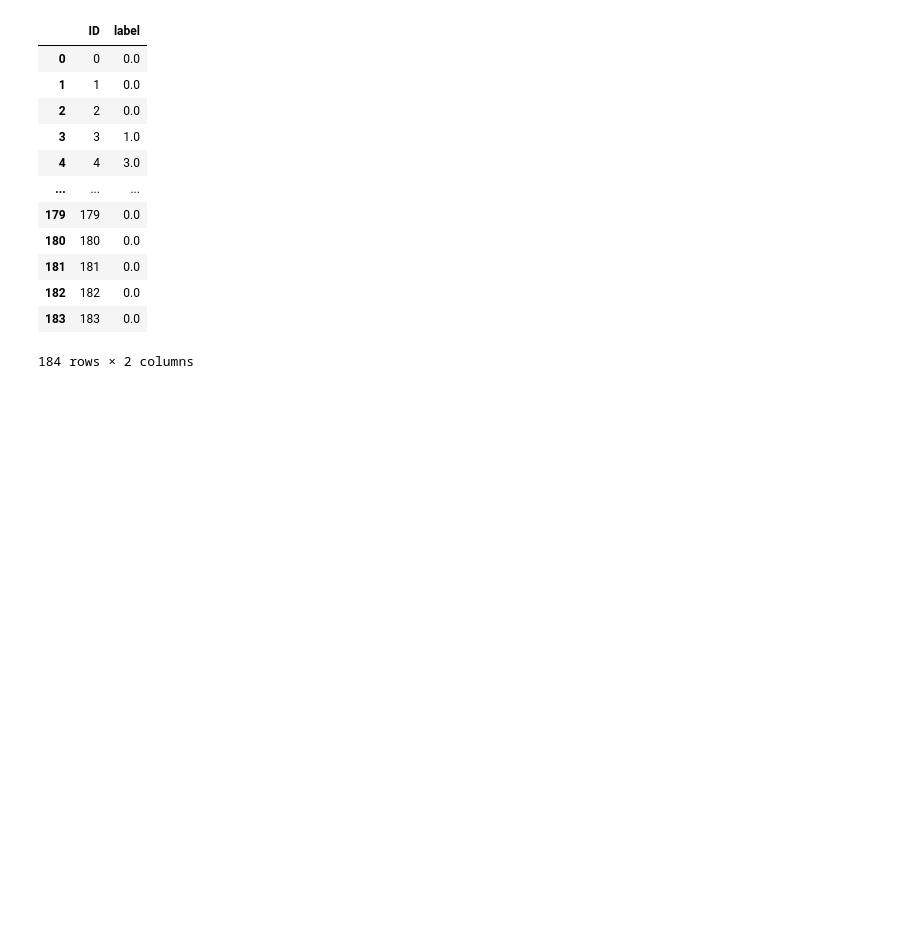
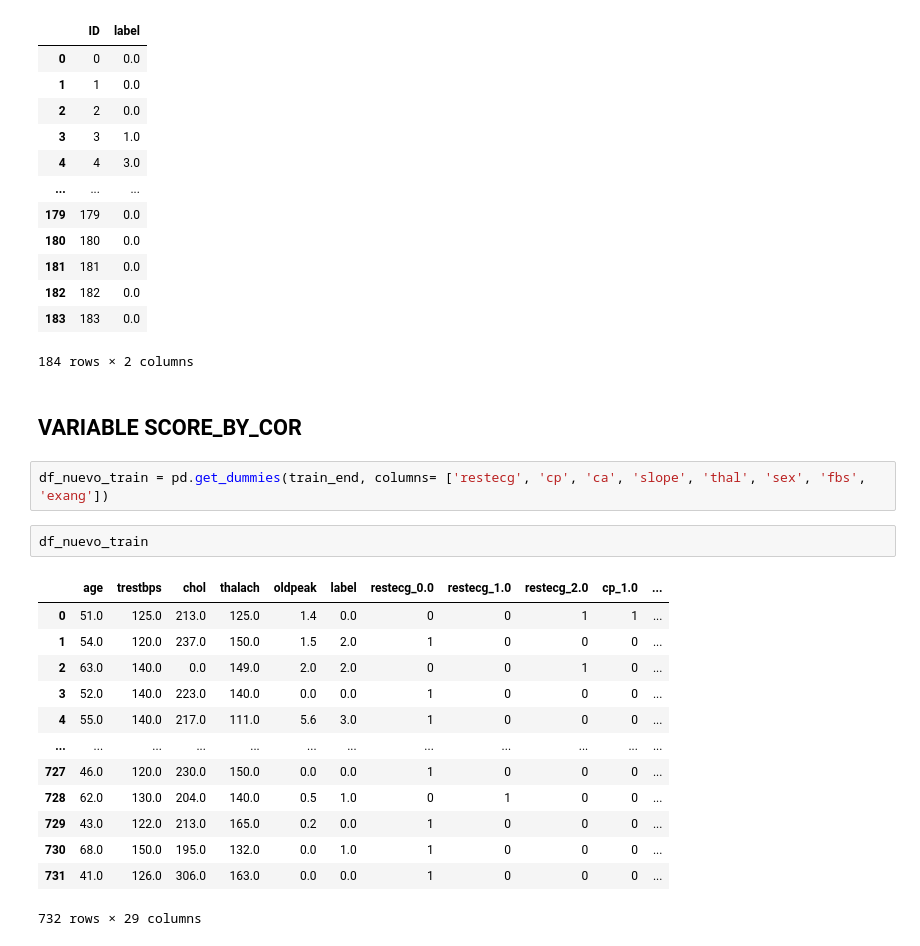
Before and after one commit to nachoreyesv/DATA_PROJECT_3, a Jupyter notebook: Ejecutable/Nacho/nacho_main.ipynb, the cells around one changed output. Drawn from its saved outputs; the diff is of its cells as text; blank space fills up the shorter version.

```diff
--- a/Ejecutable/Nacho/nacho_main.ipynb
+++ b/Ejecutable/Nacho/nacho_main.ipynb
@@ -456,3 +456,23 @@ try3_df
 | 182 | 182 | 0.0 |
 | 183 | 183 | 0.0 |
 184 rows × 2 columns
+# %% [markdown]
+## VARIABLE SCORE_BY_COR
+# %%
+df_nuevo_train = pd.get_dummies(train_end, columns= ['restecg', 'cp', 'ca', 'slope', 'thal', 'sex', 'fbs', 'exang'])
+# %%
+df_nuevo_train
+# %% [output]
+|  | age | trestbps | chol | thalach | oldpeak | label | restecg_0.0 | restecg_1.0 | restecg_2.0 | cp_1.0 | ... |
+| 0 | 51.0 | 125.0 | 213.0 | 125.0 | 1.4 | 0.0 | 0 | 0 | 1 | 1 | ... |
+| 1 | 54.0 | 120.0 | 237.0 | 150.0 | 1.5 | 2.0 | 1 | 0 | 0 | 0 | ... |
+| 2 | 63.0 | 140.0 | 0.0 | 149.0 | 2.0 | 2.0 | 0 | 0 | 1 | 0 | ... |
+| 3 | 52.0 | 140.0 | 223.0 | 140.0 | 0.0 | 0.0 | 1 | 0 | 0 | 0 | ... |
+| 4 | 55.0 | 140.0 | 217.0 | 111.0 | 5.6 | 3.0 | 1 | 0 | 0 | 0 | ... |
+| ... | ... | ... | ... | ... | ... | ... | ... | ... | ... | ... | ... |
+| 727 | 46.0 | 120.0 | 230.0 | 150.0 | 0.0 | 0.0 | 1 | 0 | 0 | 0 | ... |
+| 728 | 62.0 | 130.0 | 204.0 | 140.0 | 0.5 | 1.0 | 0 | 1 | 0 | 0 | ... |
+| 729 | 43.0 | 122.0 | 213.0 | 165.0 | 0.2 | 0.0 | 1 | 0 | 0 | 0 | ... |
+| 730 | 68.0 | 150.0 | 195.0 | 132.0 | 0.0 | 1.0 | 1 | 0 | 0 | 0 | ... |
+| 731 | 41.0 | 126.0 | 306.0 | 163.0 | 0.0 | 0.0 | 1 | 0 | 0 | 0 | ... |
+732 rows × 29 columns
```
Also changed, not shown: parts of 25 cells of this notebook, 3 other files.
